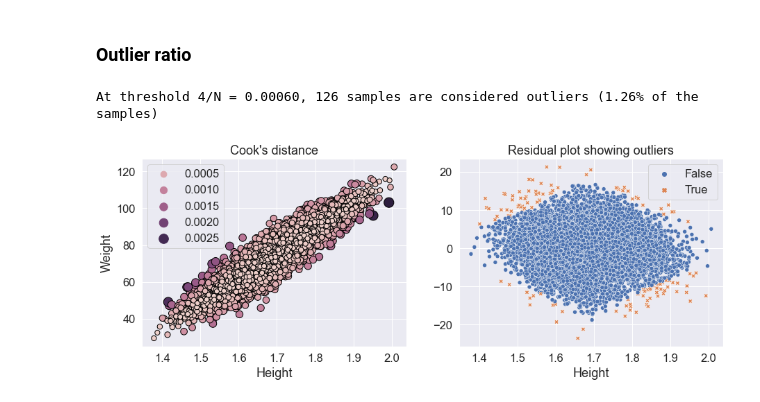
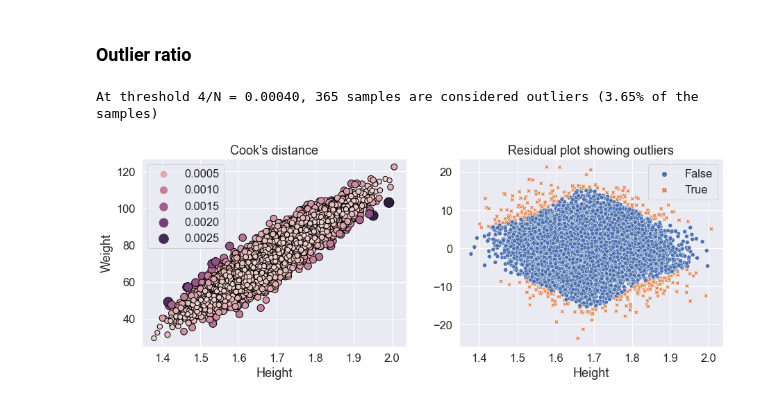
Before and after one commit to EPF-MDE/data-cleaning, a Jupyter notebook: Outliers/outlier_simple-methods_weights_heights_complete.ipynb, the cells around one changed output. Drawn from its saved outputs; the diff is of its cells as text; code cells hidden in the pictures.

Commit message:
threshold fix on cooks dist

```diff
--- a/Outliers/outlier_simple-methods_weights_heights_complete.ipynb
+++ b/Outliers/outlier_simple-methods_weights_heights_complete.ipynb
@@ -288,24 +302,24 @@ cook_distance = OLSInfluence(model).cooks_distance
 ### Outlier ratio
 # %%
 # TODO complete to show the outlier count and ratio
-threshold = 6/data.shape[0]
+threshold = 4/data.shape[0]
 is_outlier = distance > threshold
 print(f'At threshold 4/N = {threshold:0.5f}, '
       f'{is_outlier.sum()} samples are considered outliers '
       f'({is_outlier.mean()*100:0.2f}% of the samples)')
 
 # scatter plot - x axis (independent variable height), y-axis (dependent variable weight), size and color of the marks according to its cook's distance
 fig, axs = plt.subplots(1, 2, figsize=(15, 5))
 axs[0].set_title('Cook\'s distance')
 sns.scatterplot(data=data, x="Height", y="Weight",
                 hue=distance, size=distance, ax=axs[0],
                 sizes=(50, 200), edgecolor='black', linewidth=1)
 
 
 axs[1].set_title('Residual plot showing outliers')
 sns.scatterplot(data=data, x="Height", y=model.resid, ax=axs[1],
                 style=is_outlier, hue=is_outlier)
 plt.show()
 # %% [output]
-At threshold 4/N = 0.00060, 126 samples are considered outliers (1.26% of the samples)
+At threshold 4/N = 0.00040, 365 samples are considered outliers (3.65% of the samples)
-[figure, old version]
+[figure, new version]
```
Also changed, not shown: parts of 3 cells of this notebook.
